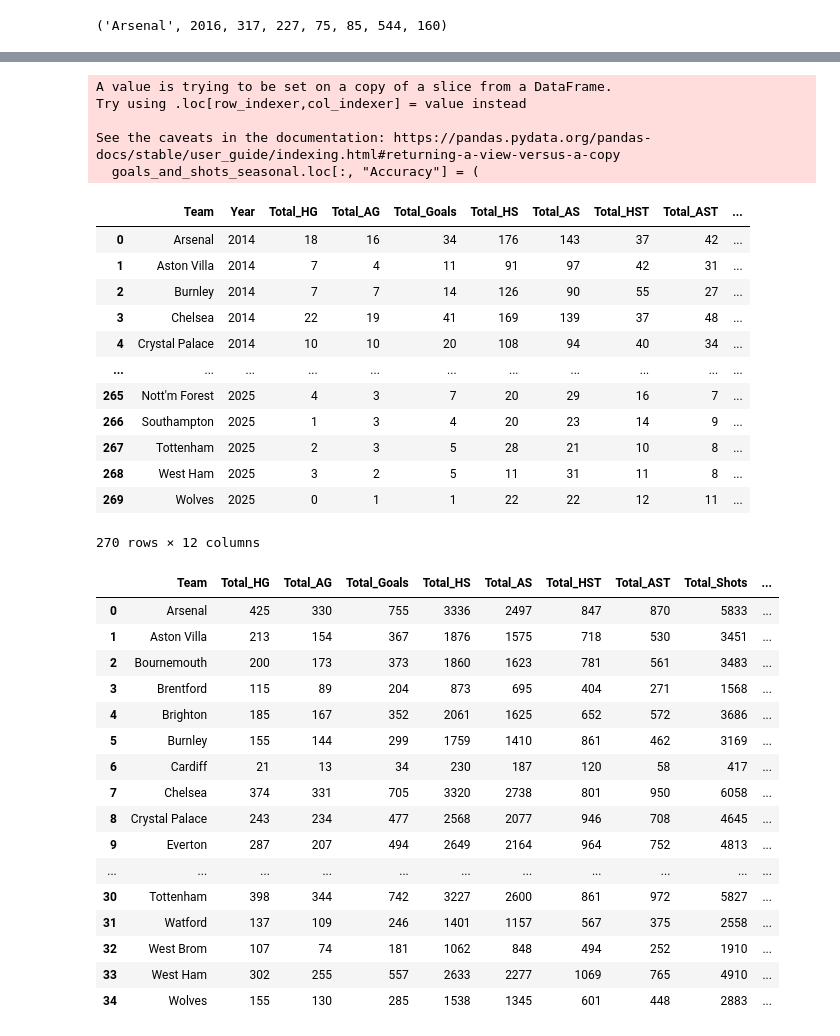
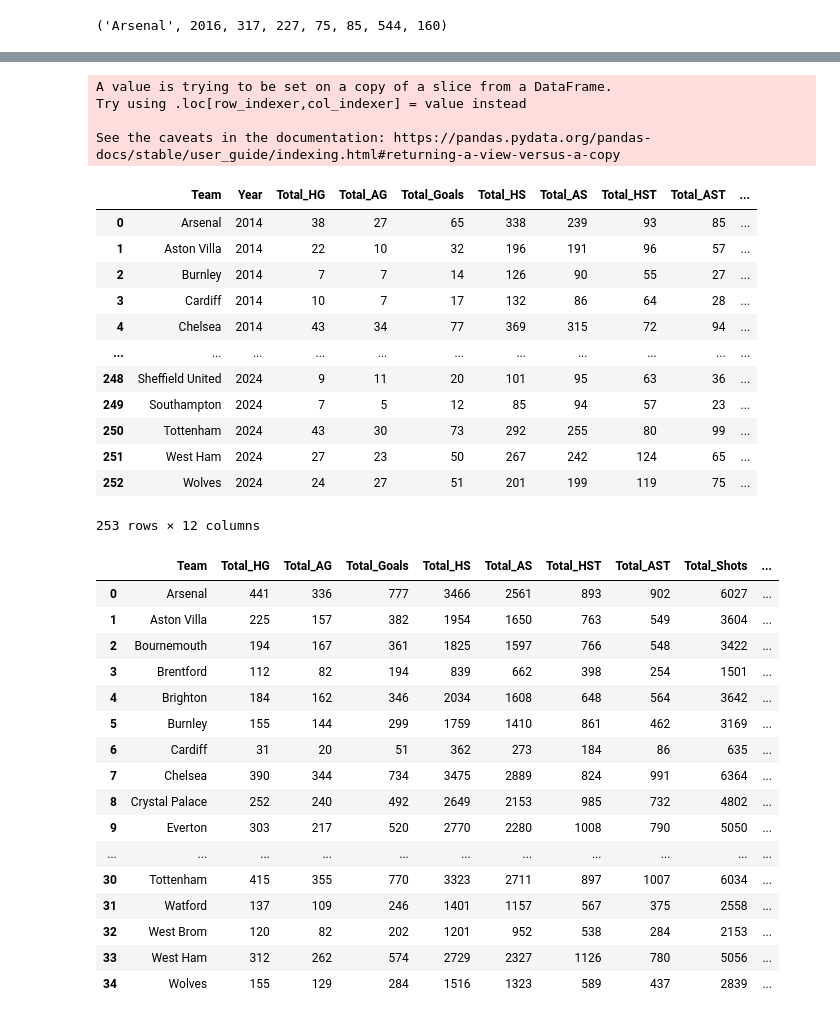
Before and after one commit to SmithNJ13/data_analysis, a Jupyter notebook: analysis.ipynb, the cells around one changed output, grey strips where cells are left out. Saved outputs shown, nothing was run; the diff lists cells and outputs as text; code cells hidden in the pictures.

```diff
--- a/analysis.ipynb
+++ b/analysis.ipynb
@@ -1,7 +1,10 @@
 # %%
 import pandas as pd
 import matplotlib.pyplot as plt
+import matplotlib.ticker as mtick
 import seaborn as sea
+import plotly.graph_objects as go
+import plotly.express as px
 
 pd.set_option('display.max_columns', None)
 p2425 = pd.read_csv("./data/season-2425.csv")
@@ -15,8 +18,9 @@ p1718 = pd.read_csv("./data/season-1718.csv")
 p1617 = pd.read_csv("./data/season-1617.csv")
 p1516 = pd.read_csv("./data/season-1516.csv")
 p1415 = pd.read_csv("./data/season-1415.csv")
+p1314 = pd.read_csv("./data/season-1314.csv")
 
-Prem_DF = pd.concat([p2425, p2324, p2223, p2122, p2021, p1920, p1819, p1718, p1617, p1516, p1415])
+Prem_DF = pd.concat([p2425, p2324, p2223, p2122, p2021, p1920, p1819, p1718, p1617, p1516, p1415, p1314])
 Prem_DF.reset_index(inplace=True)
 # %%
 # HomeTeam -> string --> Home Team
@@ -79,0 +68,3 @@ Prem_DF
+# %%
+Prem_DF = Prem_DF.iloc[:, :22]
+Prem_DF
@@ -205,8 +211,7 @@ Prem_DF
 # %%
 Prem_DF = Prem_DF.sort_values(by="year", ascending=False)
-Prem_DF.reset_index(inplace=True)
+Prem_DF = Prem_DF[(Prem_DF["year"] < 2025) & (Prem_DF["year"] > 2013)]
+Prem_DF.reset_index(drop=True, inplace=True)
-# %%
-Prem_DF.drop(columns="index", inplace=True)
 # %%
 Prem_DF
 # %% [output]
@@ -1161,6 +1168,6 @@ goals_and_shots_decade.sort_values(by="Total_Shots", ascending=False)
 # %%
 goals_and_shots_seasonal.loc[:, "Accuracy"] = (
-    round(goals_and_shots_seasonal["Total_Shots_onTarget"] / goals_and_shots_seasonal["Total_Shots"], 3) * 100
+    round(goals_and_shots_seasonal["Total_Goals"] / goals_and_shots_seasonal["Total_Shots_onTarget"], 3) * 100
 )
 goals_and_shots_seasonal
 # %% [output]
@@ -1168,17 +1175,16 @@ A value is trying to be set on a copy of a slice from a DataFrame.
 Try using .loc[row_indexer,col_indexer] = value instead
 
 See the caveats in the documentation: https://pandas.pydata.org/pandas-docs/stable/user_guide/indexing.html#returning-a-view-versus-a-copy
-  goals_and_shots_seasonal.loc[:, "Accuracy"] = (
 |  | Team | Year | Total_HG | Total_AG | Total_Goals | Total_HS | Total_AS | Total_HST | Total_AST | ... |
-| 0 | Arsenal | 2014 | 18 | 16 | 34 | 176 | 143 | 37 | 42 | ... |
-| 1 | Aston Villa | 2014 | 7 | 4 | 11 | 91 | 97 | 42 | 31 | ... |
+| 0 | Arsenal | 2014 | 38 | 27 | 65 | 338 | 239 | 93 | 85 | ... |
+| 1 | Aston Villa | 2014 | 22 | 10 | 32 | 196 | 191 | 96 | 57 | ... |
 | 2 | Burnley | 2014 | 7 | 7 | 14 | 126 | 90 | 55 | 27 | ... |
-| 3 | Chelsea | 2014 | 22 | 19 | 41 | 169 | 139 | 37 | 48 | ... |
-| 4 | Crystal Palace | 2014 | 10 | 10 | 20 | 108 | 94 | 40 | 34 | ... |
+| 3 | Cardiff | 2014 | 10 | 7 | 17 | 132 | 86 | 64 | 28 | ... |
+| 4 | Chelsea | 2014 | 43 | 34 | 77 | 369 | 315 | 72 | 94 | ... |
 | ... | ... | ... | ... | ... | ... | ... | ... | ... | ... | ... |
-| 265 | Nott'm Forest | 2025 | 4 | 3 | 7 | 20 | 29 | 16 | 7 | ... |
-| 266 | Southampton | 2025 | 1 | 3 | 4 | 20 | 23 | 14 | 9 | ... |
-| 267 | Tottenham | 2025 | 2 | 3 | 5 | 28 | 21 | 10 | 8 | ... |
-| 268 | West Ham | 2025 | 3 | 2 | 5 | 11 | 31 | 11 | 8 | ... |
-| 269 | Wolves | 2025 | 0 | 1 | 1 | 22 | 22 | 12 | 11 | ... |
+| 248 | Sheffield United | 2024 | 9 | 11 | 20 | 101 | 95 | 63 | 36 | ... |
+| 249 | Southampton | 2024 | 7 | 5 | 12 | 85 | 94 | 57 | 23 | ... |
+| 250 | Tottenham | 2024 | 43 | 30 | 73 | 292 | 255 | 80 | 99 | ... |
+| 251 | West Ham | 2024 | 27 | 23 | 50 | 267 | 242 | 124 | 65 | ... |
+| 252 | Wolves | 2024 | 24 | 27 | 51 | 201 | 199 | 119 | 75 | ... |
-270 rows × 12 columns
+253 rows × 12 columns
@@ -1185,26 +1193,26 @@ See the caveats in the documentation: https://pandas.pydata.org/pandas-docs/stab
 # %%
 goals_and_shots_decade.loc[:, "Accuracy"] = (
-    round(goals_and_shots_decade["Total_Shots_onTarget"] / goals_and_shots_decade["Total_Shots"], 3) * 100
+    round(goals_and_shots_decade["Total_Goals"] / goals_and_shots_decade["Total_Shots_onTarget"], 3) * 100
 )
 goals_and_shots_decade
 # %% [output]
 |  | Team | Total_HG | Total_AG | Total_Goals | Total_HS | Total_AS | Total_HST | Total_AST | Total_Shots | ... |
-| 0 | Arsenal | 425 | 330 | 755 | 3336 | 2497 | 847 | 870 | 5833 | ... |
-| 1 | Aston Villa | 213 | 154 | 367 | 1876 | 1575 | 718 | 530 | 3451 | ... |
-| 2 | Bournemouth | 200 | 173 | 373 | 1860 | 1623 | 781 | 561 | 3483 | ... |
-| 3 | Brentford | 115 | 89 | 204 | 873 | 695 | 404 | 271 | 1568 | ... |
-| 4 | Brighton | 185 | 167 | 352 | 2061 | 1625 | 652 | 572 | 3686 | ... |
+| 0 | Arsenal | 441 | 336 | 777 | 3466 | 2561 | 893 | 902 | 6027 | ... |
+| 1 | Aston Villa | 225 | 157 | 382 | 1954 | 1650 | 763 | 549 | 3604 | ... |
+| 2 | Bournemouth | 194 | 167 | 361 | 1825 | 1597 | 766 | 548 | 3422 | ... |
+| 3 | Brentford | 112 | 82 | 194 | 839 | 662 | 398 | 254 | 1501 | ... |
+| 4 | Brighton | 184 | 162 | 346 | 2034 | 1608 | 648 | 564 | 3642 | ... |
 | 5 | Burnley | 155 | 144 | 299 | 1759 | 1410 | 861 | 462 | 3169 | ... |
-| 6 | Cardiff | 21 | 13 | 34 | 230 | 187 | 120 | 58 | 417 | ... |
-| 7 | Chelsea | 374 | 331 | 705 | 3320 | 2738 | 801 | 950 | 6058 | ... |
-| 8 | Crystal Palace | 243 | 234 | 477 | 2568 | 2077 | 946 | 708 | 4645 | ... |
-| 9 | Everton | 287 | 207 | 494 | 2649 | 2164 | 964 | 752 | 4813 | ... |
+| 6 | Cardiff | 31 | 20 | 51 | 362 | 273 | 184 | 86 | 635 | ... |
+| 7 | Chelsea | 390 | 344 | 734 | 3475 | 2889 | 824 | 991 | 6364 | ... |
+| 8 | Crystal Palace | 252 | 240 | 492 | 2649 | 2153 | 985 | 732 | 4802 | ... |
+| 9 | Everton | 303 | 217 | 520 | 2770 | 2280 | 1008 | 790 | 5050 | ... |
 | ... | ... | ... | ... | ... | ... | ... | ... | ... | ... | ... |
-| 30 | Tottenham | 398 | 344 | 742 | 3227 | 2600 | 861 | 972 | 5827 | ... |
+| 30 | Tottenham | 415 | 355 | 770 | 3323 | 2711 | 897 | 1007 | 6034 | ... |
 | 31 | Watford | 137 | 109 | 246 | 1401 | 1157 | 567 | 375 | 2558 | ... |
-| 32 | West Brom | 107 | 74 | 181 | 1062 | 848 | 494 | 252 | 1910 | ... |
-| 33 | West Ham | 302 | 255 | 557 | 2633 | 2277 | 1069 | 765 | 4910 | ... |
-| 34 | Wolves | 155 | 130 | 285 | 1538 | 1345 | 601 | 448 | 2883 | ... |
+| 32 | West Brom | 120 | 82 | 202 | 1201 | 952 | 538 | 284 | 2153 | ... |
+| 33 | West Ham | 312 | 262 | 574 | 2729 | 2327 | 1126 | 780 | 5056 | ... |
+| 34 | Wolves | 155 | 129 | 284 | 1516 | 1323 | 589 | 437 | 2839 | ... |
 # %%
 goals_and_shots_decade["Accuracy"].idxmax()
 goals_and_shots_decade.iloc[13]
```
Also changed, not shown: parts of 59 cells of this notebook, 2 other files.
